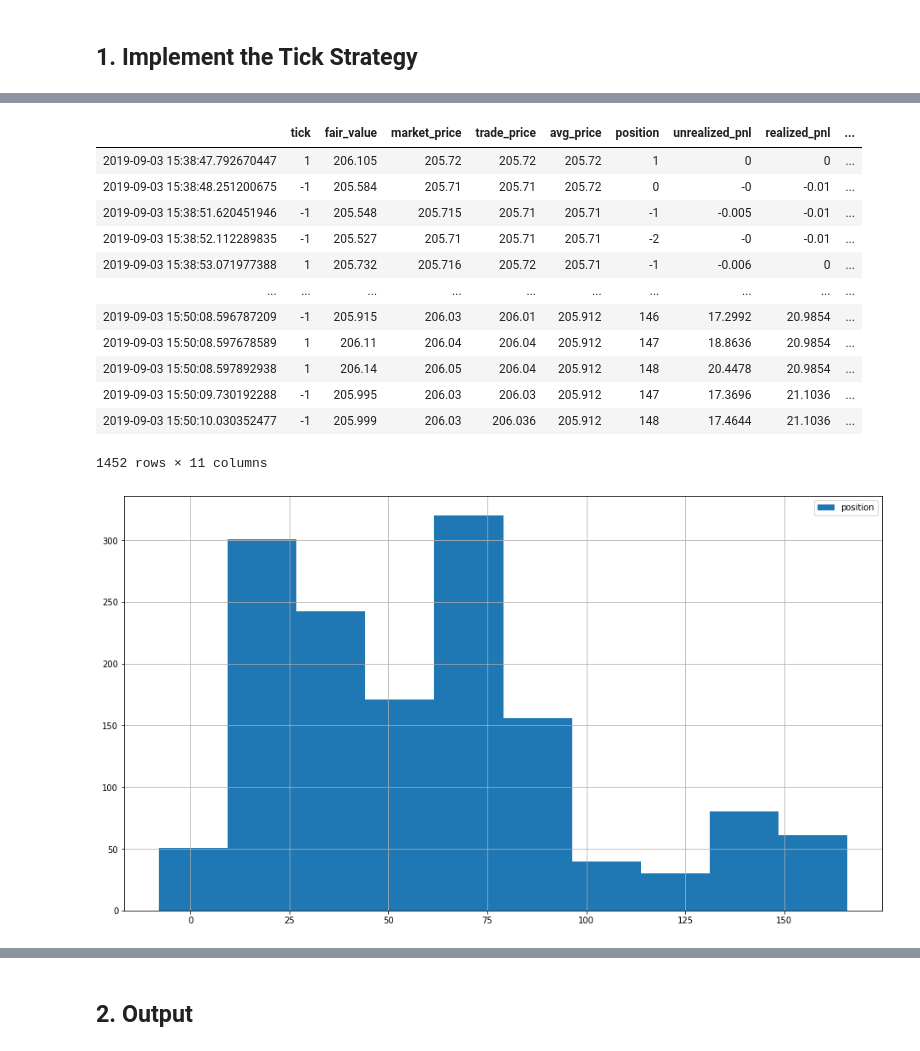
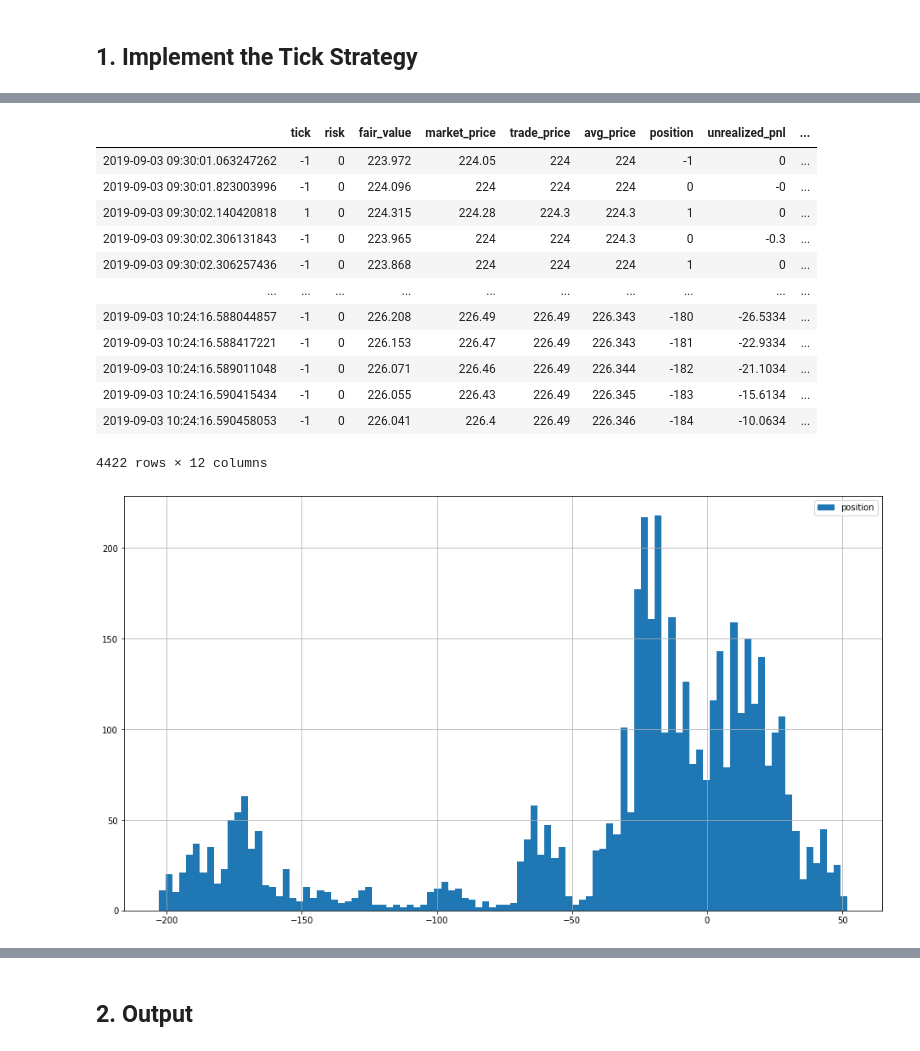
Before and after one commit to Zhehao97/AlgorithmicTrading_hw2, a Jupyter notebook: 2.Tick Strategy.ipynb, the cells around one changed output, grey strips where cells are left out. Cells and saved outputs as stored; diff of their text form; code cells hidden in the pictures.

Commit message:
Risk Adjustment Completed

```diff
--- a/2.Tick Strategy.ipynb
+++ b/2.Tick Strategy.ipynb
@@ -64,0 +58,2 @@ Average stock spread for sample: 1.0328
+# %%
+results = tk.algo_loop( taq.iloc[:100000] )
@@ -65,16 +67,16 @@ Average stock spread for sample: 1.0328
 # %%
 results
 # %% [output]
-|  | tick | fair_value | market_price | trade_price | avg_price | position | unrealized_pnl | realized_pnl | ... |
-| 2019-09-03 15:38:47.792670447 | 1 | 206.105 | 205.72 | 205.72 | 205.72 | 1 | 0 | 0 | ... |
-| 2019-09-03 15:38:48.251200675 | -1 | 205.584 | 205.71 | 205.71 | 205.72 | 0 | -0 | -0.01 | ... |
-| 2019-09-03 15:38:51.620451946 | -1 | 205.548 | 205.715 | 205.71 | 205.71 | -1 | -0.005 | -0.01 | ... |
-| 2019-09-03 15:38:52.112289835 | -1 | 205.527 | 205.71 | 205.71 | 205.71 | -2 | -0 | -0.01 | ... |
-| 2019-09-03 15:38:53.071977388 | 1 | 205.732 | 205.716 | 205.72 | 205.71 | -1 | -0.006 | 0 | ... |
+|  | tick | risk | fair_value | market_price | trade_price | avg_price | position | unrealized_pnl | ... |
+| 2019-09-03 09:30:01.063247262 | -1 | 0 | 223.972 | 224.05 | 224 | 224 | -1 | 0 | ... |
+| 2019-09-03 09:30:01.823003996 | -1 | 0 | 224.096 | 224 | 224 | 224 | 0 | -0 | ... |
+| 2019-09-03 09:30:02.140420818 | 1 | 0 | 224.315 | 224.28 | 224.3 | 224.3 | 1 | 0 | ... |
+| 2019-09-03 09:30:02.306131843 | -1 | 0 | 223.965 | 224 | 224 | 224.3 | 0 | -0.3 | ... |
+| 2019-09-03 09:30:02.306257436 | -1 | 0 | 223.868 | 224 | 224 | 224 | 1 | 0 | ... |
 | ... | ... | ... | ... | ... | ... | ... | ... | ... | ... |
-| 2019-09-03 15:50:08.596787209 | -1 | 205.915 | 206.03 | 206.01 | 205.912 | 146 | 17.2992 | 20.9854 | ... |
-| 2019-09-03 15:50:08.597678589 | 1 | 206.11 | 206.04 | 206.04 | 205.912 | 147 | 18.8636 | 20.9854 | ... |
-| 2019-09-03 15:50:08.597892938 | 1 | 206.14 | 206.05 | 206.04 | 205.912 | 148 | 20.4478 | 20.9854 | ... |
-| 2019-09-03 15:50:09.730192288 | -1 | 205.995 | 206.03 | 206.03 | 205.912 | 147 | 17.3696 | 21.1036 | ... |
-| 2019-09-03 15:50:10.030352477 | -1 | 205.999 | 206.03 | 206.036 | 205.912 | 148 | 17.4644 | 21.1036 | ... |
+| 2019-09-03 10:24:16.588044857 | -1 | 0 | 226.208 | 226.49 | 226.49 | 226.343 | -180 | -26.5334 | ... |
+| 2019-09-03 10:24:16.588417221 | -1 | 0 | 226.153 | 226.47 | 226.49 | 226.343 | -181 | -22.9334 | ... |
+| 2019-09-03 10:24:16.589011048 | -1 | 0 | 226.071 | 226.46 | 226.49 | 226.344 | -182 | -21.1034 | ... |
+| 2019-09-03 10:24:16.590415434 | -1 | 0 | 226.055 | 226.43 | 226.49 | 226.345 | -183 | -15.6134 | ... |
+| 2019-09-03 10:24:16.590458053 | -1 | 0 | 226.041 | 226.4 | 226.49 | 226.346 | -184 | -10.0634 | ... |
-1452 rows × 11 columns
+4422 rows × 12 columns
@@ -83,9 +83,9 @@ results
 # %%
 #results['market_price'].plot(label='market price')
 #results['trade_price'].plot(label='trade price')
 #results['avg_price'].plot(label='avg price')
-results['position'].hist(label='position')
+results['position'].hist(bins=100, label='position')
 plt.legend()
 plt.show()
 # %% [output]
-[figure, old version]
+[figure, new version]
```
Also changed, not shown: parts of 13 cells of this notebook, 2 other files.
